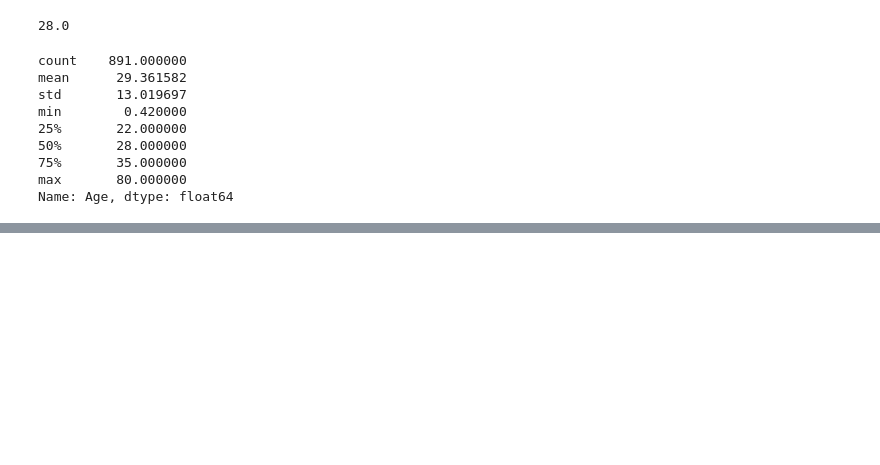
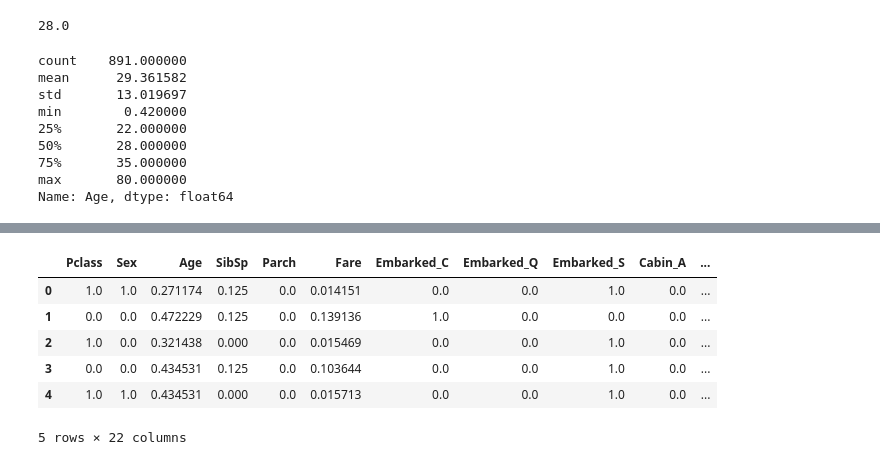
Before and after one commit to abhishekjain88/titanic-kaggle, a Jupyter notebook: Titanic Competition.ipynb, the cells around one changed output, grey strips where cells are left out. Cells and saved outputs as stored; diff of their text form; code cells hidden in the pictures; blank space fills up the shorter version.

```diff
--- a/Titanic Competition.ipynb
+++ b/Titanic Competition.ipynb
@@ -934,0 +938,3 @@ feature_columns = ['Fare', 'Pclass', 'Age']
+# %%
+feature_columns = [x for x in titanic.columns if x != 'Survived']
+print(feature_columns)
@@ -939,4 +973,0 @@ X.isnull().sum()
-# %%
-X_transformed = imp_mean.fit_transform(X)
-X = pd.DataFrame(data=X_transformed, columns = feature_columns)
-X.head()
@@ -957,4 +1004,13 @@ X_scaled
 # %%
-X = pd.DataFrame(data=X_scaled, columns=['Fare', 'Pclass', 'Age'])
+X = pd.DataFrame(data=X_scaled, columns=feature_columns)
+X.head()
+# %% [output]
+|  | Pclass | Sex | Age | SibSp | Parch | Fare | Embarked_C | Embarked_Q | Embarked_S | Cabin_A | ... |
+| 0 | 1.0 | 1.0 | 0.271174 | 0.125 | 0.0 | 0.014151 | 0.0 | 0.0 | 1.0 | 0.0 | ... |
+| 1 | 0.0 | 0.0 | 0.472229 | 0.125 | 0.0 | 0.139136 | 1.0 | 0.0 | 0.0 | 0.0 | ... |
+| 2 | 1.0 | 0.0 | 0.321438 | 0.000 | 0.0 | 0.015469 | 0.0 | 0.0 | 1.0 | 0.0 | ... |
+| 3 | 0.0 | 0.0 | 0.434531 | 0.125 | 0.0 | 0.103644 | 0.0 | 0.0 | 1.0 | 0.0 | ... |
+| 4 | 1.0 | 1.0 | 0.434531 | 0.000 | 0.0 | 0.015713 | 0.0 | 0.0 | 1.0 | 0.0 | ... |
+5 rows × 22 columns
 # %%
 plt.scatter(X_scaled[:, 0], X_scaled[:, 1], c=y)
```
Also changed, not shown: parts of 106 cells of this notebook.
